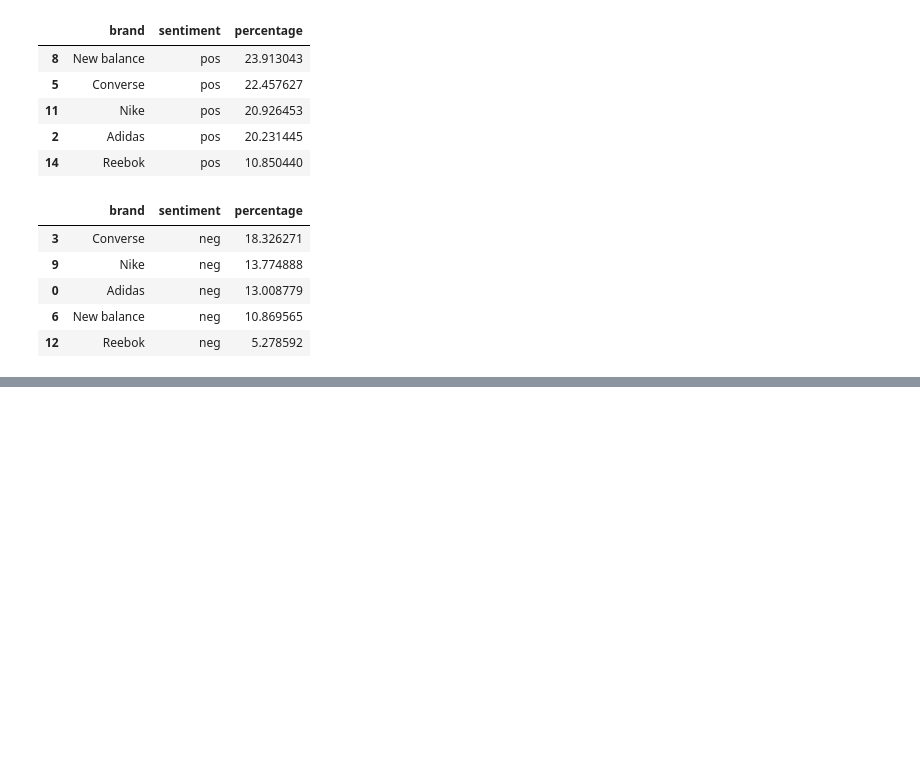
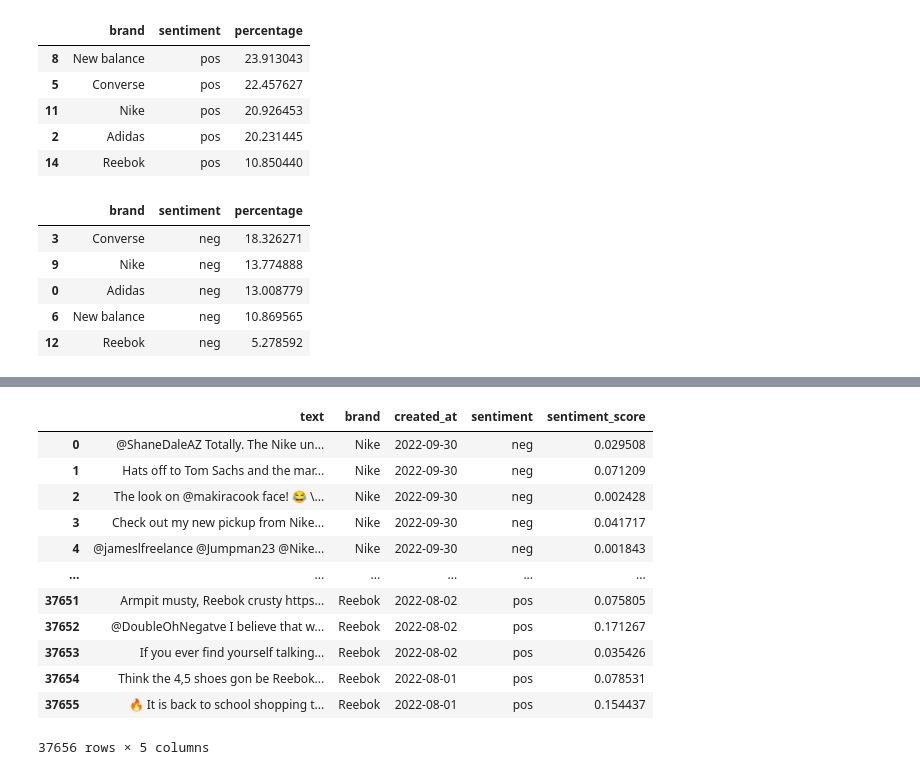
Before and after one commit to HuanSunGo/Quantilope_Core, a Jupyter notebook: src/tweet_analysis/twitter_huan/sentiment_kpi.ipynb, the cells around one changed output, grey strips where cells are left out. Cells and saved outputs as stored; diff of their text form; code cells hidden in the pictures; blank space fills up the shorter version.

```diff
--- a/src/tweet_analysis/twitter_huan/sentiment_kpi.ipynb
+++ b/src/tweet_analysis/twitter_huan/sentiment_kpi.ipynb
@@ -113,0 +160,20 @@ brand_sentiment[brand_sentiment['sentiment'] == 'neg'].sort_values(by = 'percent
+# %%
+# unpivot the original df_time for easier viz
+df_time_unpivot = df_time.melt(id_vars=['text','brand','created_at'], value_vars = ['neg','neu','pos'],
+                               var_name='sentiment', value_name='sentiment_score')# .set_index('created_at')
+
+df_time_unpivot
+# %% [output]
+|  | text | brand | created_at | sentiment | sentiment_score |
+| 0 | @ShaneDaleAZ Totally. The Nike un... | Nike | 2022-09-30 | neg | 0.029508 |
+| 1 | Hats off to Tom Sachs and the mar... | Nike | 2022-09-30 | neg | 0.071209 |
+| 2 | The look on @makiracook face! 😂 \... | Nike | 2022-09-30 | neg | 0.002428 |
+| 3 | Check out my new pickup from Nike... | Nike | 2022-09-30 | neg | 0.041717 |
+| 4 | @jameslfreelance @Jumpman23 @Nike... | Nike | 2022-09-30 | neg | 0.001843 |
+| ... | ... | ... | ... | ... | ... |
+| 37651 | Armpit musty, Reebok crusty https... | Reebok | 2022-08-02 | pos | 0.075805 |
+| 37652 | @DoubleOhNegatve I believe that w... | Reebok | 2022-08-02 | pos | 0.171267 |
+| 37653 | If you ever find yourself talking... | Reebok | 2022-08-02 | pos | 0.035426 |
+| 37654 | Think the 4,5 shoes gon be Reebok... | Reebok | 2022-08-01 | pos | 0.078531 |
+| 37655 | 🔥 It is back to school shopping t... | Reebok | 2022-08-01 | pos | 0.154437 |
+37656 rows × 5 columns
```
Also changed, not shown: parts of 8 cells of this notebook.
